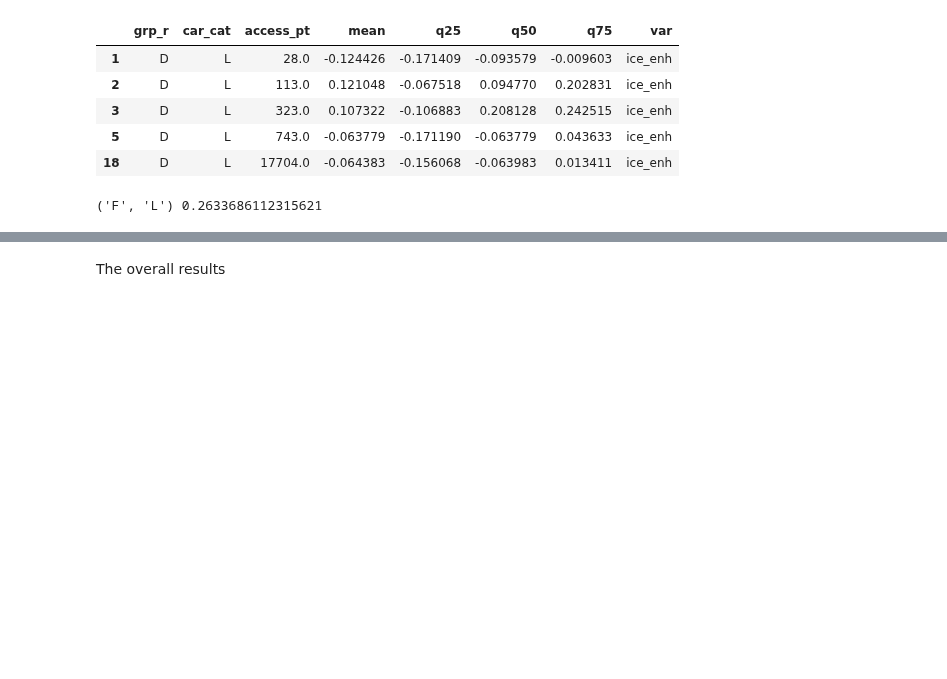
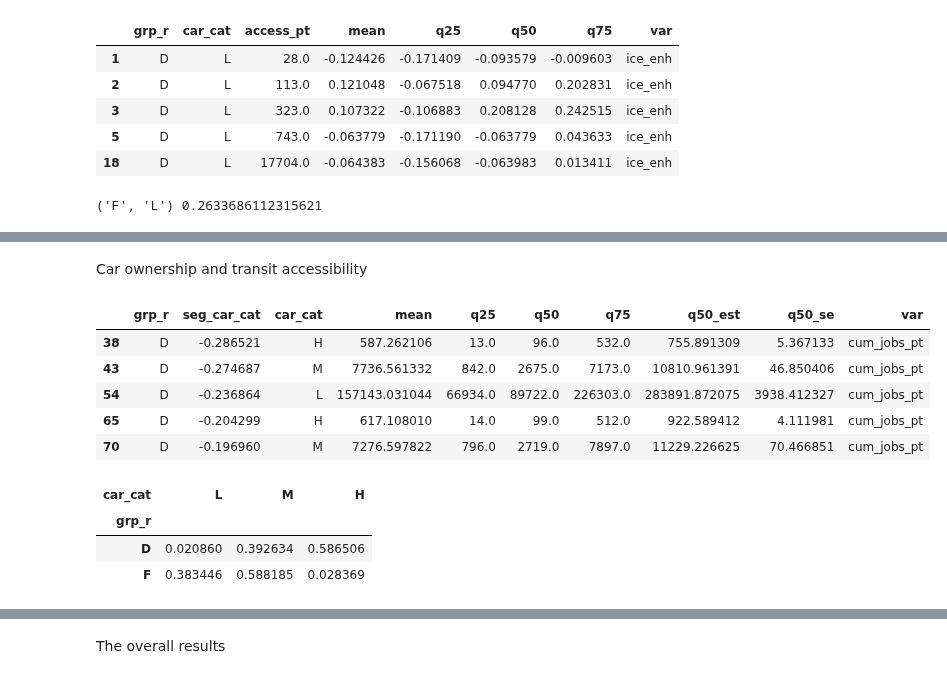
Before and after one commit to MobiSegInsights/mobi-social-segregation-se, a Jupyter notebook: src/MobiSegInsightsSE.models.1.0/45-model-seg-e-vs-r-sims.ipynb, the cells around one changed output, grey strips where cells are left out. Drawn from its saved outputs; the diff is of its cells as text; code cells hidden in the pictures; blank space fills up the shorter version.

```diff
--- a/src/MobiSegInsightsSE.models.1.0/45-model-seg-e-vs-r-sims.ipynb
+++ b/src/MobiSegInsightsSE.models.1.0/45-model-seg-e-vs-r-sims.ipynb
@@ -509,0 +570,18 @@ df_sim_stats3.to_parquet('results/plot/sim2_access_car_low.parquet', index=False
+# %%
+# Percentile-cut of nativity segregation
+seg_dict = dict()
+for grp in ('D', 'F'):
+    data = df_sim.loc[df_sim.grp_r == grp, :]
+    wdf = DescrStatsW(data['ice_enh'], weights=data['wt_p'], ddof=1)
+    sts = wdf.quantile(np.arange(0.05, 1.05, 0.05))
+    seg_dict[grp] = sts.values
+# %%
+def seg_groups(data=None, grp=None):
+    data.loc[:, 'seg_cat'] = pd.cut(data['ice_enh'], bins=seg_dict[grp],
+                                    labels=seg_dict[grp][:-1])
+    return data
+
+df_sim_f = df_sim.loc[df_sim.grp_r == 'F', :].copy()
+df_sim_d = df_sim.loc[df_sim.grp_r == 'D', :].copy()
+df_sim_r = pd.concat([seg_groups(data=df_sim_f, grp='F'),
+                    seg_groups(data=df_sim_d, grp='D')])
@@ -509,0 +594,24 @@ df_sim_stats3.to_parquet('results/plot/sim2_access_car_low.parquet', index=False
+# %% [markdown]
+Car ownership and transit accessibility
+# %%
+df_sim_r.loc[:, 'car_cat'] = pd.cut(df_sim_r['car_ownership'], bins=[0.01, 0.28, 0.57, 1.72], labels=['L', 'M', 'H'])
+# %%
+def seg_car_groups(data=None):
+    wdf = DescrStatsW(data['ice_enh'], weights=data['wt_p'], ddof=1)
+    sts = wdf.quantile(np.arange(0.1, 1.1, 0.1))
+    data.loc[:, 'seg_car_cat'] = pd.cut(data['ice_enh'], bins=sts.values, labels=sts.values[:-1])
+    return data
+df_sim_rc = df_sim_r.groupby(['grp_r', 'car_cat']).apply(seg_car_groups).reset_index(drop=True)
+# %%
+cat_var = 'seg_car_cat'
+var = 'cum_jobs_pt'
+df_sim_stats = df_sim_rc.groupby(['grp_r', cat_var, 'car_cat']).apply(lambda data: grp_stats_com_error(data, var=var)).reset_index()
+df_sim_stats = df_sim_stats[df_sim_stats['mean'].notna()]
+df_sim_stats.head()
+# %% [output]
+|  | grp_r | seg_car_cat | car_cat | mean | q25 | q50 | q75 | q50_est | q50_se | var |
+| 38 | D | -0.286521 | H | 587.262106 | 13.0 | 96.0 | 532.0 | 755.891309 | 5.367133 | cum_jobs_pt |
+| 43 | D | -0.274687 | M | 7736.561332 | 842.0 | 2675.0 | 7173.0 | 10810.961391 | 46.850406 | cum_jobs_pt |
+| 54 | D | -0.236864 | L | 157143.031044 | 66934.0 | 89722.0 | 226303.0 | 283891.872075 | 3938.412327 | cum_jobs_pt |
+| 65 | D | -0.204299 | H | 617.108010 | 14.0 | 99.0 | 512.0 | 922.589412 | 4.111981 | cum_jobs_pt |
+| 70 | D | -0.196960 | M | 7276.597822 | 796.0 | 2719.0 | 7897.0 | 11229.226625 | 70.466851 | cum_jobs_pt |
@@ -509,0 +620,10 @@ df_sim_stats3.to_parquet('results/plot/sim2_access_car_low.parquet', index=False
+# %%
+# Share of individuals in groups
+pivot_df = df_sim_rc.pivot_table(index='grp_r', columns='car_cat', values='wt_p', aggfunc='sum', fill_value=0)
+pivot_df = pivot_df.div(pivot_df.sum(axis=1), axis=0)
+pivot_df
+# %% [output]
+| car_cat | L | M | H |
+| grp_r |  |  |  |
+| D | 0.020860 | 0.392634 | 0.586506 |
+| F | 0.383446 | 0.588185 | 0.028369 |
```
Also changed, not shown: parts of 9 cells of this notebook, 12 other files.
